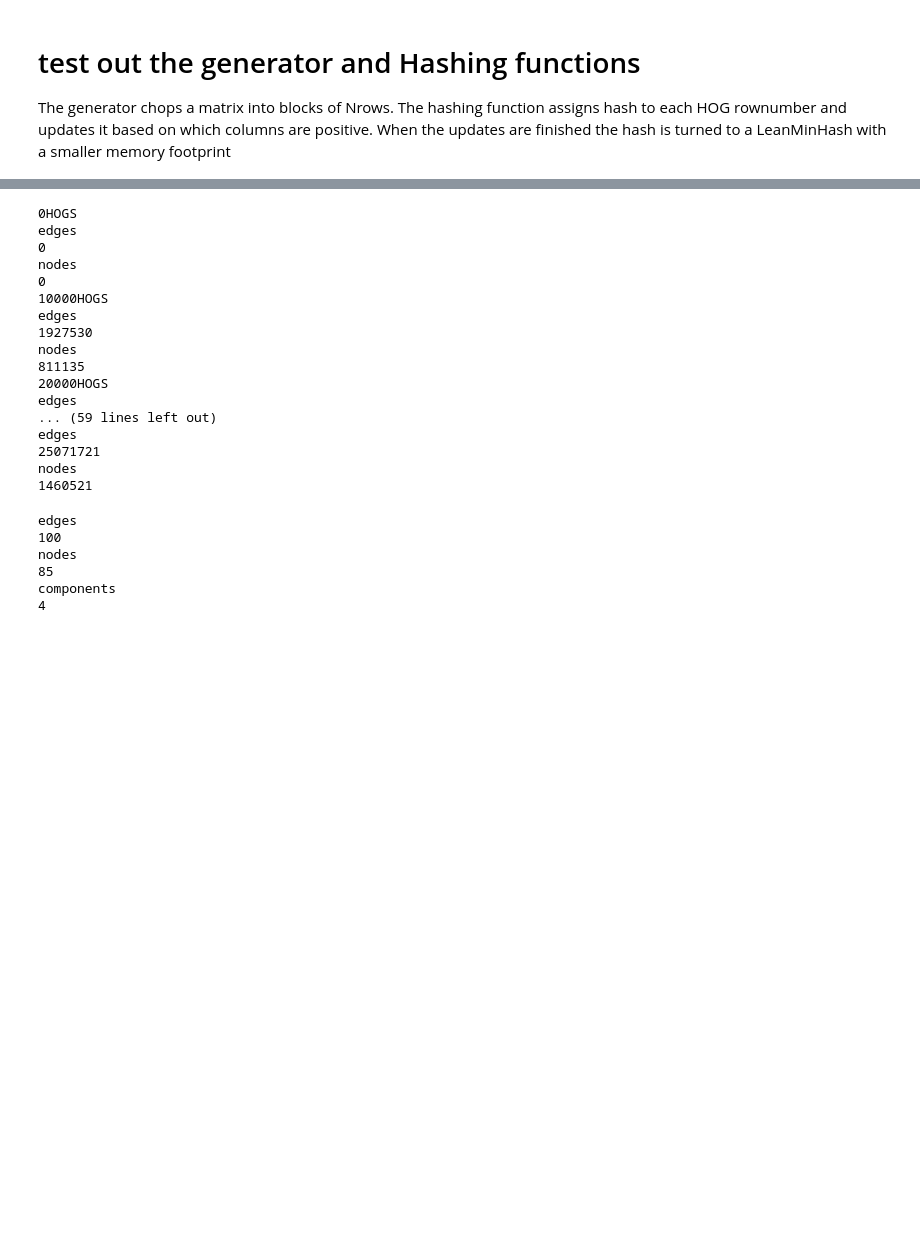
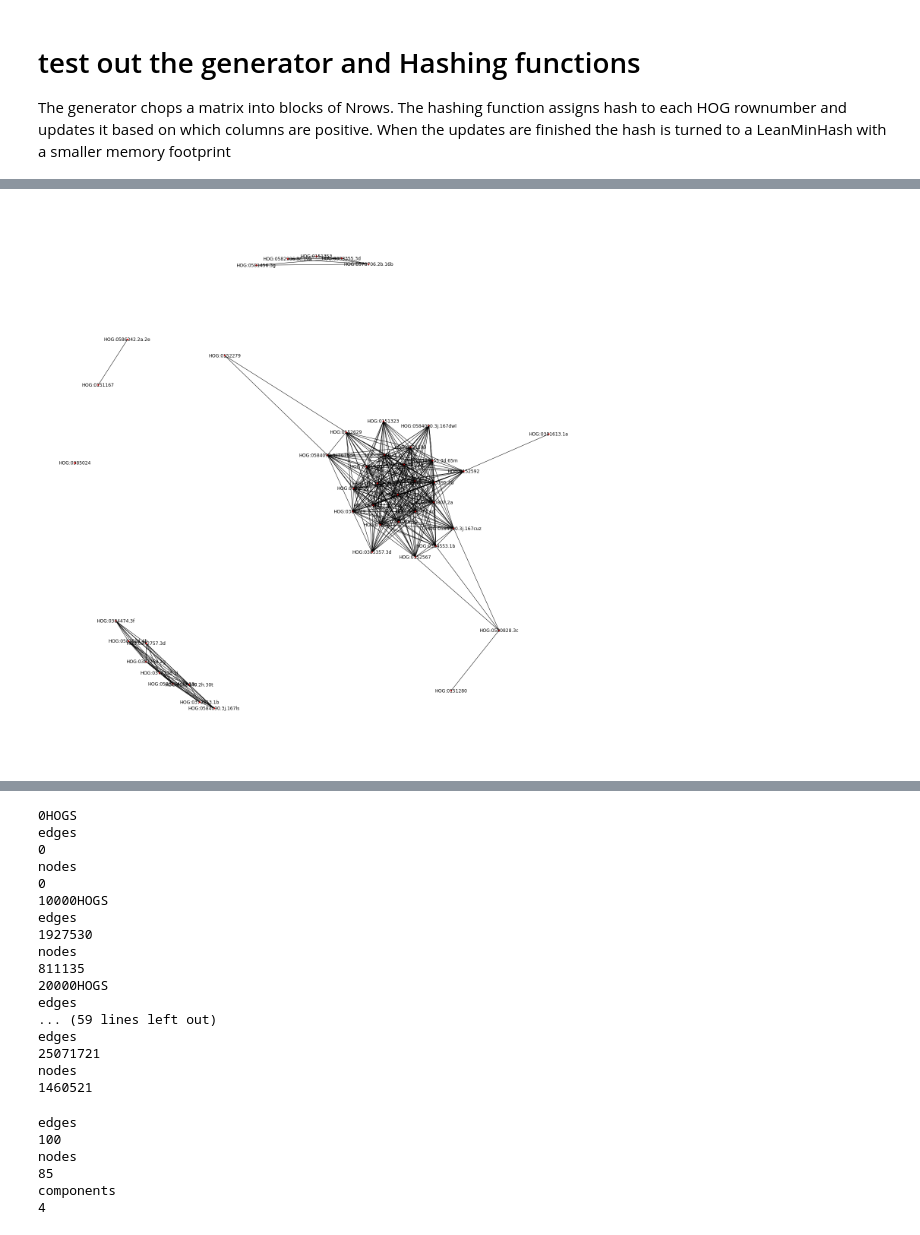
Before and after one commit to cactuskid/coevolution, a Jupyter notebook: ConstructHogMatrix.ipynb, the cells around one changed output, grey strips where cells are left out. Saved outputs shown, nothing was run; the diff lists cells and outputs as text; code cells hidden in the pictures; blank space fills up the shorter version.

```diff
--- a/ConstructHogMatrix.ipynb
+++ b/ConstructHogMatrix.ipynb
@@ -471,10 +481,0 @@ update done
-# %%
-import redis
-import pickle
-from nearpy.hashes import RandomBinaryProjections
-from nearpy.storage import RedisStorage
-from scipy.sparse import find
-
-handle1=open('./BigCoEvMatrix.pkl' , 'r')
-cooevolution_matrix = pickle.load(handle1)
-handle1.close()
@@ -494,11 +492,16 @@ for i,key in enumerate(iterator):
     forest.add(key, hashval)
 forest.index()
 
-with open( './ForestALL.pkl', 'w') as forestfile:
+with open( '/data/OMAanalysis/ForestALL.pkl', 'w') as forestfile:
     pickle.dump(forest, forestfile, -1)
 # %%
 import pickle
-with open( './ForestALL.pkl', 'r') as forestfile:
+
+
+with open( '/data/OMAanalysis/ForestALL.pkl', 'r') as forestfile:
     forest = pickle.load(forestfile)
+
+with open('/data/OMAanalysis/BigCoEvMatrix.pkl' , 'r') as handle1:
+    cooevolution_matrix = pickle.load(handle1)
 # %%
 from matplotlib import pyplot as plt
@@ -571,0 +604,59 @@ NameError: name 'rowdict' is not defined
+# %%
+import networkx as nx
+def subnetwork(qhog, k , r,thresh):
+    print 'query ' + qhog
+    hashval = pickle.loads(r.get(rowdict[qhog]))
+    result = forest.query(  hashval , k )
+    Hogdict = {}
+    Hogdict[qhog] = hashval
+
+    for hog in result:
+        hashval = pickle.loads(r.get(hog))
+        hashes.append(hashval)
+    dist = np.zeros((len(hashes), len(hashes)))
+    for i in range(len(hashes)):
+        for j in range(len(hashes)):
+            if i <j:
+                dist[i,j]= hashes[i].jaccard(hashes[j])
+    #show similar profiles
+    dist += dist.T
+    clustering = np.argsort(dist[0,:])[::-1]
+    dist = dist[clustering,:]
+    dist = dist[:,clustering]
+    resultHogs = resultHogs[clustering]
+
+
+
+    for hog in result:
+        Hogdict[rowdictReverse[int(hog)]]= pickle.loads(r.get(hog))
+    G = nx.Graph( sizes = [] , colors = [], widths = [])
+    G.add_node(qhog,{ 'color':'blue' , 'size':20 } )
+    for i, one in enumerate(Hogdict):
+        for j, two in enumerate(Hogdict):
+            if i < j:
+                score = Hogdict[one].jaccard(Hogdict[two])
+                if score > thresh:
+                    G.add_nodes_from([one,two])
+                    if one != qhog:
+                        G.node[one]['size']= 10
+                        G.node[one]['color']= 'red'
+                    if two != qhog:
+                        G.node[two]['size']= 10
+                        G.node[two]['color']= 'red'
+                    G.add_edge(one,two ,{'jaccard':score})
+    colors = [ G.node[x]['color'] for x in G.nodes()]
+    sizes = [G.node[x]['size']  for x in G.nodes()]
+    widths = [G.edge[x[0]][x[1]]['jaccard'] for x in G.edges()]
+    G.graph['sizes']= sizes
+    G.graph['colors']=colors
+    G.graph['widths']= widths
+    return G
+
+print 'Hap2 network'
+qhog = 'HOG:0385024'
+subgraph = subnetwork(qhog, 100 , r , 10 )
+
+nx.draw(subgraph, with_labels = True, node_size = subgraph.graph['sizes'] )#, linewidths = [ edge['jaccard'] for edge in subgraph.edges()] )
+
+plt.show()
+# %% [output]
@@ -571,0 +665 @@ NameError: name 'rowdict' is not defined
+[figure, added]
```
Also changed, not shown: parts of 19 cells of this notebook, 2 other files.
